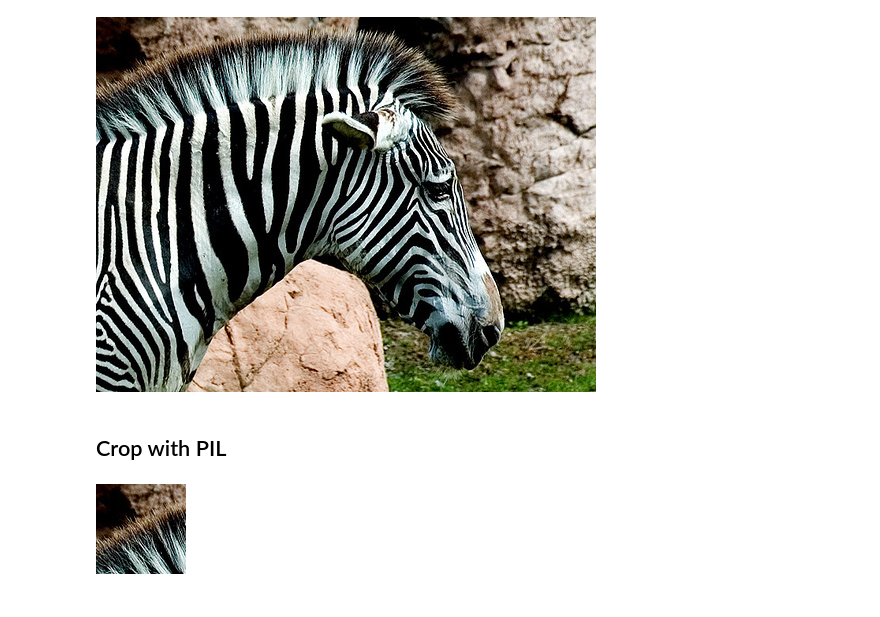
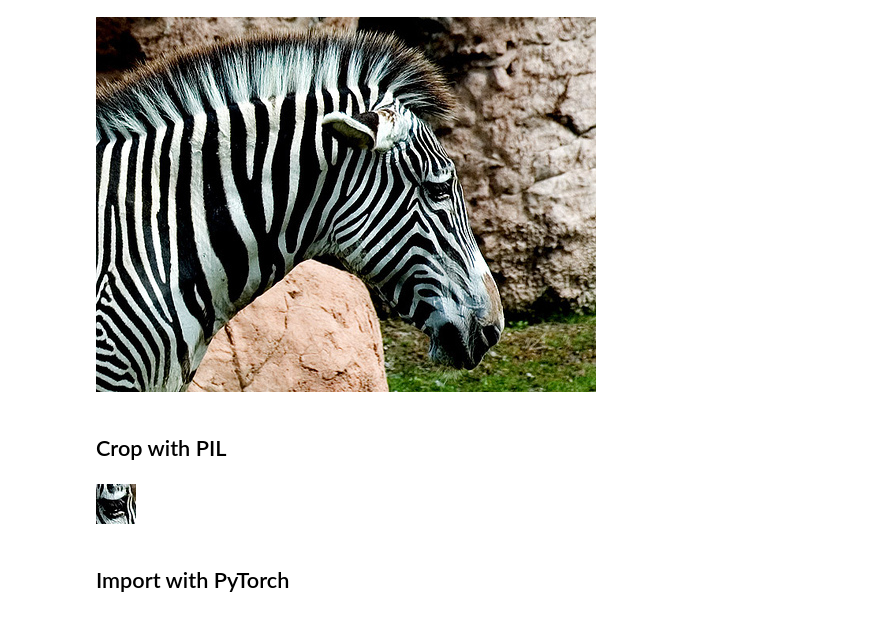
Before and after one commit to nicolasguillard/cnam-rcp209, a Jupyter notebook: experiments/image_handling.ipynb, the cells around one changed output. Cells and saved outputs as stored; diff of their text form; code cells hidden in the pictures.

```diff
--- a/experiments/image_handling.ipynb
+++ b/experiments/image_handling.ipynb
@@ -7,3 +7,8 @@ from PIL import ImageOps, Image
+# %%
+DataPath = "/Users/me/Documents/Work/Dev/_data/imagenet-sample-images-master"
+ImageFile = "n02391049_zebra.JPEG"
+filename = os.path.join(DataPath, ImageFile)
+left, top, right, bottom = 325, 150, 365, 190 # zone entourant l'oeil du zèbre
 # %% [markdown]
 ## Import with PIL
 # %% [markdown]
@@ -55,8 +61,9 @@ im
 # %% [markdown]
 ## Crop with PIL
 # %%
-left, top, right, bottom = 10, 10, 100, 100
 im1 = im.crop((left, top, right, bottom))
 im1
 # %% [output]
-[figure, old version]
+[figure, new version]
+# %% [markdown]
+## Import with PyTorch
```
Also changed, not shown: parts of 13 cells of this notebook, 46 other files.
